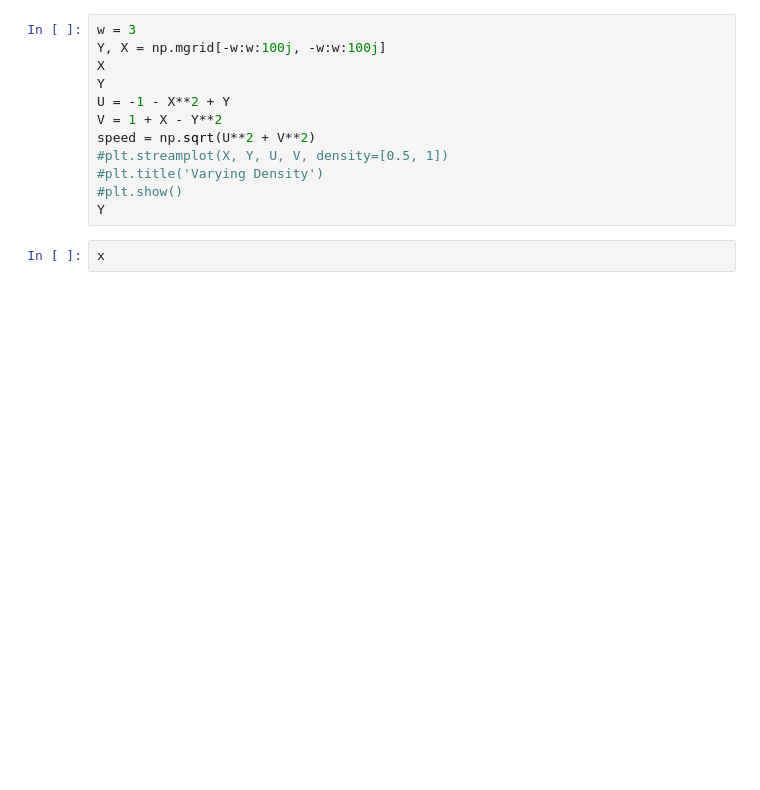
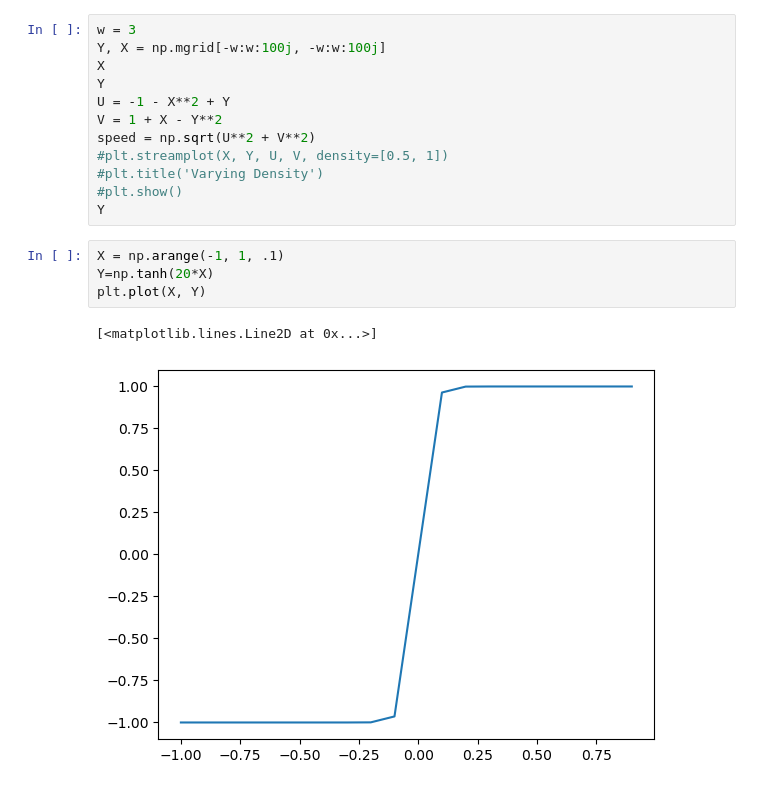
Before and after one commit to mksreed/Fortran, a Jupyter notebook: quiverplot.ipynb, the cells around one changed output. Drawn from its saved outputs; the diff is of its cells as text; blank space fills up the shorter version.

```diff
--- a/quiverplot.ipynb
+++ b/quiverplot.ipynb
@@ -119,4 +106,9 @@ speed = np.sqrt(U**2 + V**2)
 #plt.show()
 Y
 # %%
-x
+X = np.arange(-1, 1, .1)
+Y=np.tanh(20*X)
+plt.plot(X, Y)
+# %% [output]
+[<matplotlib.lines.Line2D at 0x...>]
+[figure, added]
```
Also changed, not shown: parts of 5 cells of this notebook, 3 other files.
